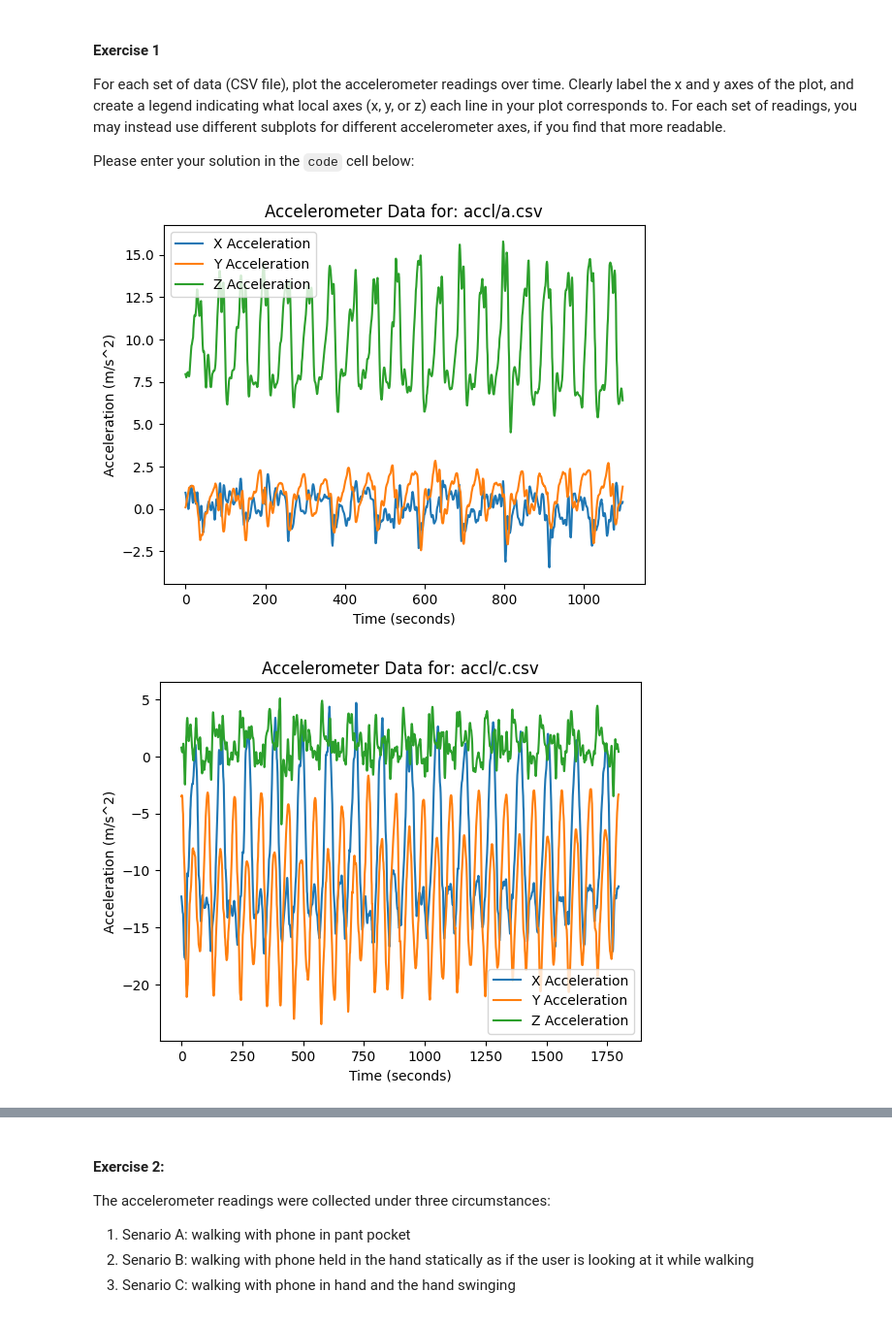
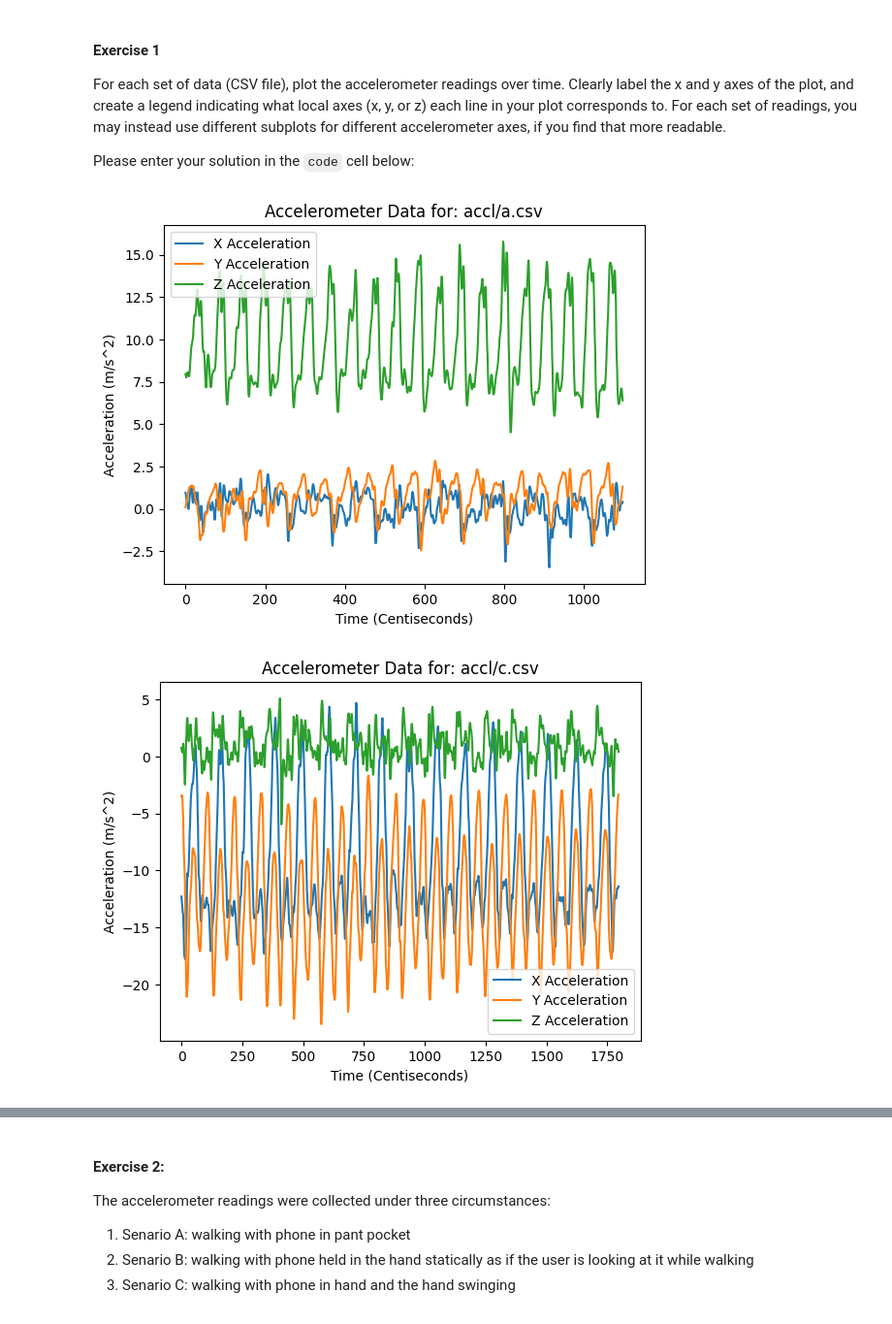
Before and after one commit to rutvikts/ECE434_SP24, a Jupyter notebook: MP1_data_visualization/MP1.ipynb, the cells around one changed output, grey strips where cells are left out. Shown: that part at 97% size. Drawn from its saved outputs; the diff is of its cells as text; code cells hidden in the pictures.

```diff
--- a/MP1_data_visualization/MP1.ipynb
+++ b/MP1_data_visualization/MP1.ipynb
@@ -29,28 +29,31 @@ Please enter your solution in the `code` cell below:
 # %%
 # Exercise 1 code here:
 
 # import required module for iterating over directory
 import os
 
 # assign directory
 directory = 'accl'
+
+# Given data is sampled at 100 Hz
+sampling_rate = 100
 
 # Defining data axis for csv
 cols = ['X Acceleration', 'Y Acceleration', 'Z Acceleration']
 
 # iterate over files in that directory
 for filename in os.listdir(directory):
     f = os.path.join(directory, filename)
     # checking if it is a file
     if os.path.isfile(f):
 
         # Reading CSV with defined cols
         df = pd.read_csv(f, names=cols)
 
         # Plotting Data
         title_text = "Accelerometer Data for: " + f
-        df.plot(xlabel="Time (seconds)",ylabel="Acceleration (m/s^2)",title=title_text)
+        df.plot(xlabel="Time (Centiseconds)",ylabel="Acceleration (m/s^2)",title=title_text)
         plt.show()
 # %% [output]
-[figure, old version]
+[figure, new version]
-[figure, old version]
+[figure, new version]
```
Also changed, not shown: parts of 5 cells of this notebook.
